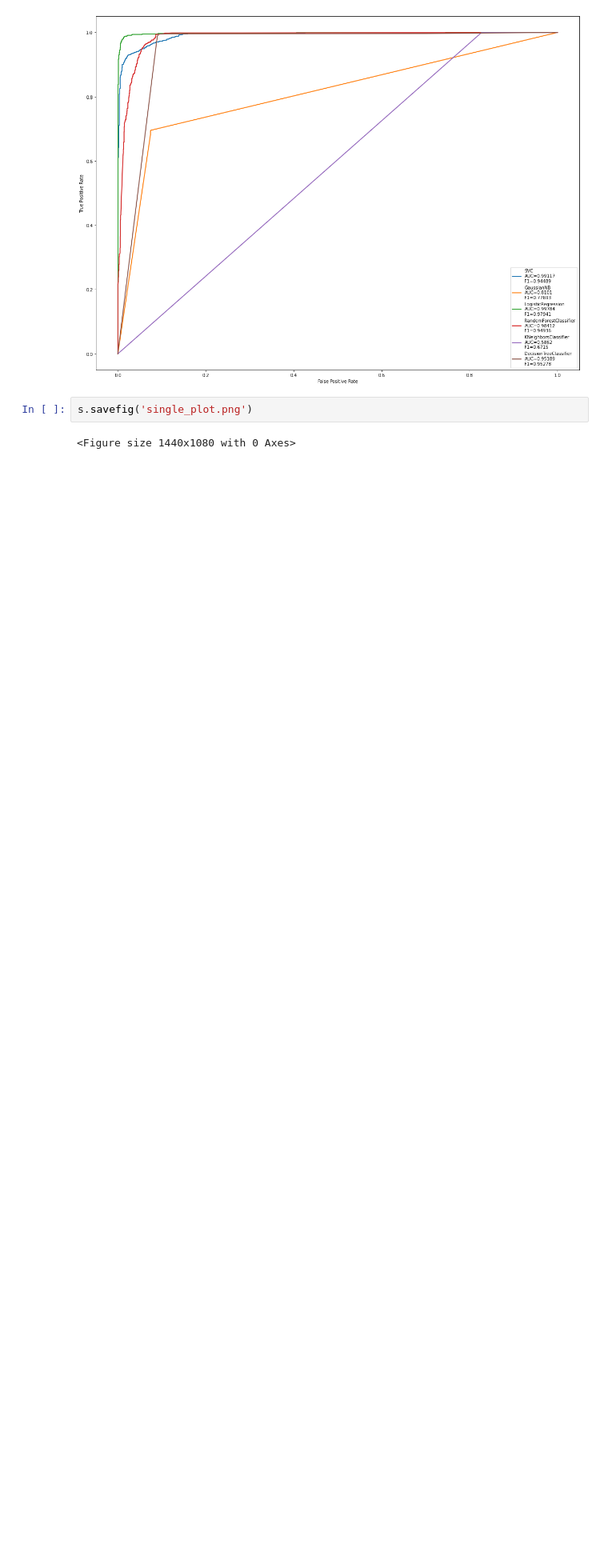
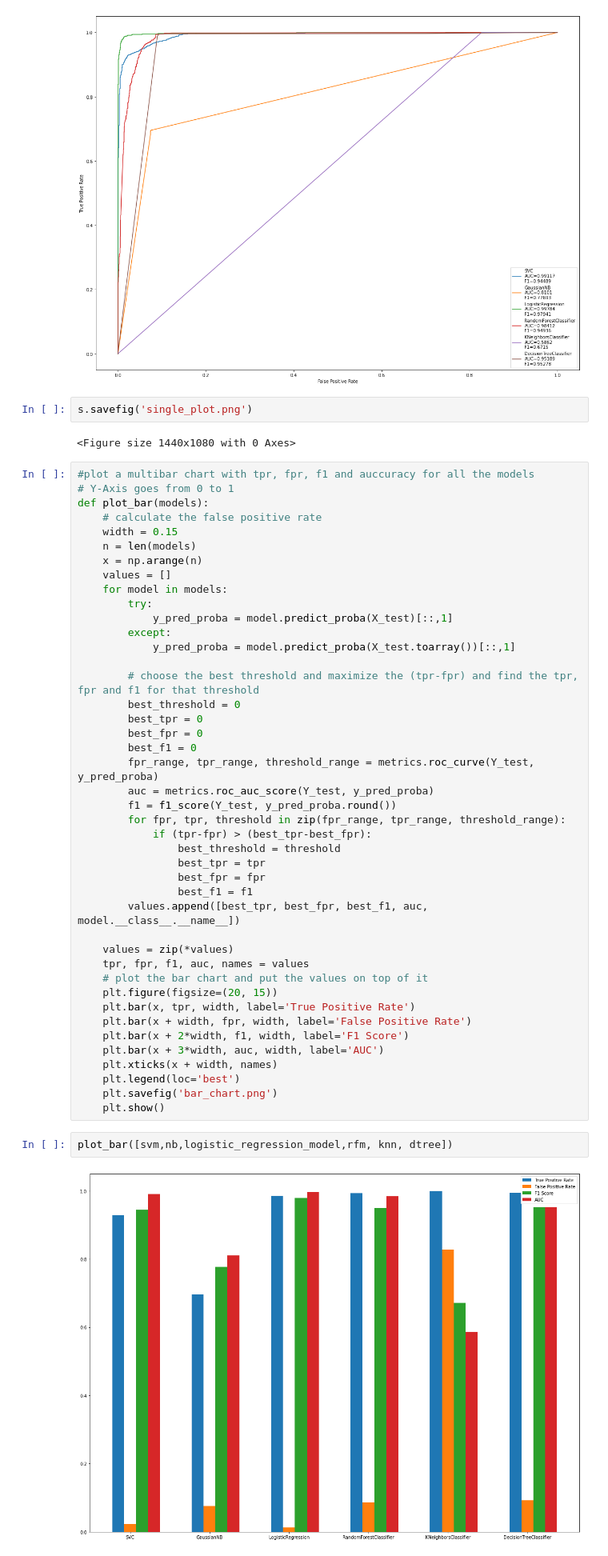
Before and after one commit to AditiAgarwal17/fake_news_detection, a Jupyter notebook: fake_news.ipynb, the cells around one changed output. Shown at 80% size. Saved outputs shown, nothing was run; the diff lists cells and outputs as text; blank space fills up the shorter version.

Commit message:
Added multibar chart

```diff
--- a/fake_news.ipynb
+++ b/fake_news.ipynb
@@ -380,3 +380,50 @@ s = single_plot([svm,nb,logistic_regression_model,rfm, knn, dtree])
 s.savefig('single_plot.png')
 # %% [output]
 <Figure size 1440x1080 with 0 Axes>
+# %%
+#plot a multibar chart with tpr, fpr, f1 and auccuracy for all the models
+# Y-Axis goes from 0 to 1
+def plot_bar(models):
+    # calculate the false positive rate
+    width = 0.15
+    n = len(models)
+    x = np.arange(n)
+    values = []
+    for model in models:
+        try:
+            y_pred_proba = model.predict_proba(X_test)[::,1]
+        except:
+            y_pred_proba = model.predict_proba(X_test.toarray())[::,1]
+
+        # choose the best threshold and maximize the (tpr-fpr) and find the tpr, fpr and f1 for that threshold
+        best_threshold = 0
+        best_tpr = 0
+        best_fpr = 0
+        best_f1 = 0
+        fpr_range, tpr_range, threshold_range = metrics.roc_curve(Y_test,  y_pred_proba)
+        auc = metrics.roc_auc_score(Y_test, y_pred_proba)
+        f1 = f1_score(Y_test, y_pred_proba.round())
+        for fpr, tpr, threshold in zip(fpr_range, tpr_range, threshold_range):
+            if (tpr-fpr) > (best_tpr-best_fpr):
+                best_threshold = threshold
+                best_tpr = tpr
+                best_fpr = fpr
+                best_f1 = f1
+        values.append([best_tpr, best_fpr, best_f1, auc, model.__class__.__name__])
+
+    values = zip(*values)
+    tpr, fpr, f1, auc, names = values
+    # plot the bar chart and put the values on top of it
+    plt.figure(figsize=(20, 15))
+    plt.bar(x, tpr, width, label='True Positive Rate')
+    plt.bar(x + width, fpr, width, label='False Positive Rate')
+    plt.bar(x + 2*width, f1, width, label='F1 Score')
+    plt.bar(x + 3*width, auc, width, label='AUC')
+    plt.xticks(x + width, names)
+    plt.legend(loc='best')
+    plt.savefig('bar_chart.png')
+    plt.show()
+# %%
+plot_bar([svm,nb,logistic_regression_model,rfm, knn, dtree])
+# %% [output]
+[figure, added]
```
Also changed, not shown: parts of 3 cells of this notebook, 3 other files.
